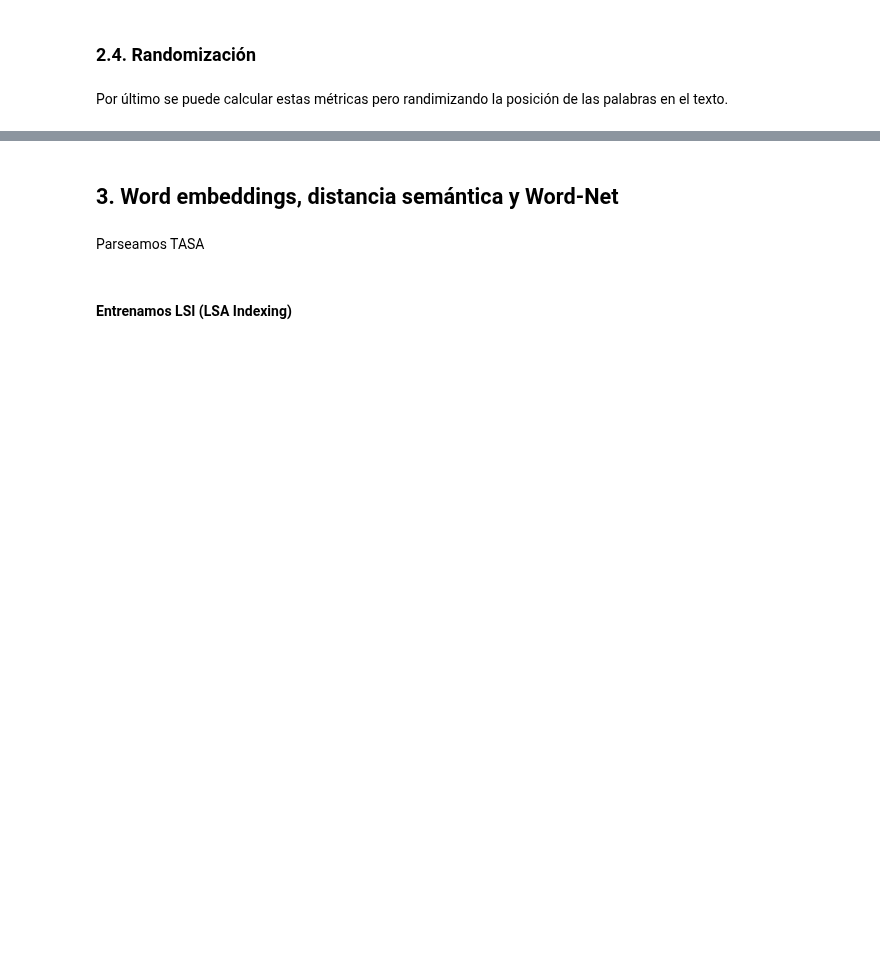
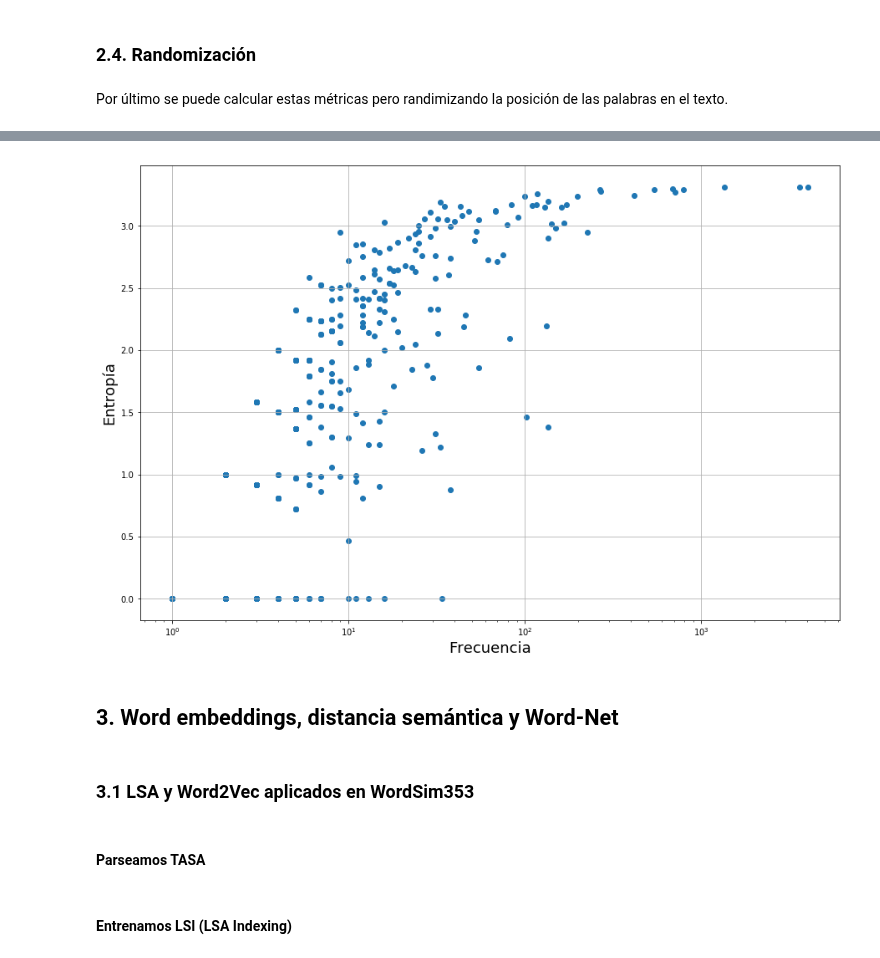
Before and after one commit to m2march/ciencia_datos, a Jupyter notebook: tp6/tp6.ipynb, the cells around one changed output, grey strips where cells are left out. Cells and saved outputs as stored; diff of their text form; code cells hidden in the pictures; blank space fills up the shorter version.

```diff
--- a/tp6/tp6.ipynb
+++ b/tp6/tp6.ipynb
@@ -809,4 +652,18 @@ words_darwin_unpunct_random
  ...]
+# %%
+shuffle_words_darwin_all_entropy = [(word_darwin[1], get_word_entropy(words_darwin_unpunct, word_darwin[0]))
+                                     for idx, word_darwin in enumerate(Counter(sorted(words_darwin_unpunct_random)).items())
+                                     if idx % 10 == 0]
+# %%
+plt.figure(figsize(15,10))
+scatter(*zip(*shuffle_words_darwin_all_entropy))
+plt.xscale('log')
+plt.grid(True)
+ylabel('Entropía', size=18)
+xlabel('Frecuencia', size=18)
+plt.show()
+# %% [output]
+[figure, added]
 # %% [markdown]
 <a name="embeddings"></a>
 ## 3. Word embeddings, distancia semántica y Word-Net
@@ -818,8 +675,10 @@ import nltk
 import os
 import pickle
 import numpy as np
-# %% [markdown]
-Parseamos TASA
+# %% [markdown]
+### 3.1 LSA y Word2Vec aplicados en WordSim353
+# %% [markdown]
+#### Parseamos TASA
 # %%
 with open('tasa', 'r') as f:
     all_tasa = f.read()
```
Also changed, not shown: parts of 72 cells of this notebook.
